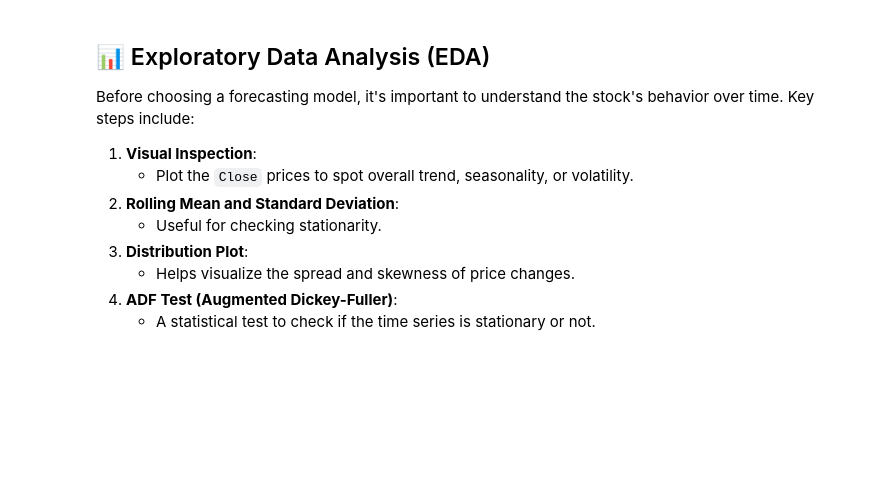
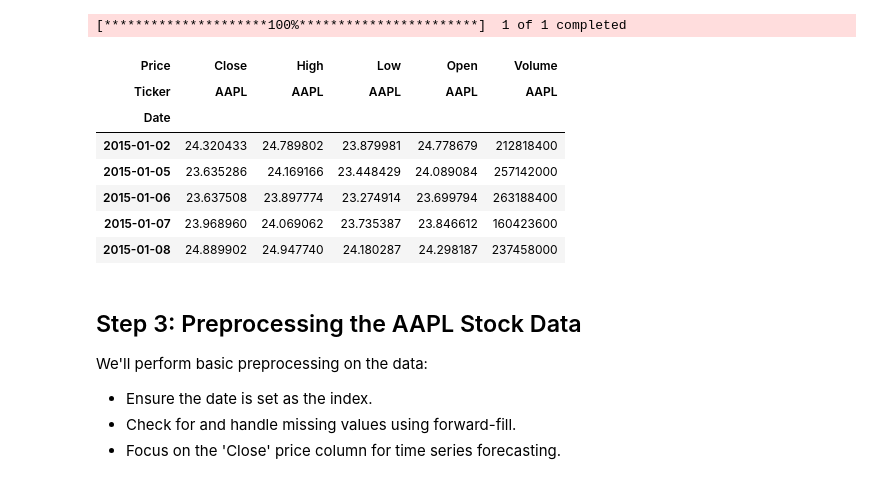
Before and after one commit to ridhwansalim/CODING-SAMURAI-INTERNSHIP-TASK, a Jupyter notebook: Level3/Project5_TimeSeries_Stocks/Apple_TimeSeries.ipynb, the cells around one changed output. Saved outputs shown, nothing was run; the diff lists cells and outputs as text; code cells hidden in the pictures; blank space fills up the shorter version.

```diff
--- a/Level3/Project5_TimeSeries_Stocks/Apple_TimeSeries.ipynb
+++ b/Level3/Project5_TimeSeries_Stocks/Apple_TimeSeries.ipynb
@@ -54,14 +27,29 @@ Date
+# %%
+import yfinance as yf
+
+# Define the ticker symbol
+ticker_symbol = 'AAPL'
+
+# Fetch the data from Yahoo Finance
+df = yf.download(ticker_symbol, start='2015-01-01', end='2025-04-08')
+
+# Display the first few rows of the dataframe
+df.head()
+# %% [output]
+[*********************100%***********************]  1 of 1 completed
+| Price | Close | High | Low | Open | Volume |
+| Ticker | AAPL | AAPL | AAPL | AAPL | AAPL |
+| Date |  |  |  |  |  |
+| 2015-01-02 | 24.320433 | 24.789802 | 23.879981 | 24.778679 | 212818400 |
+| 2015-01-05 | 23.635286 | 24.169166 | 23.448429 | 24.089084 | 257142000 |
+| 2015-01-06 | 23.637508 | 23.897774 | 23.274914 | 23.699794 | 263188400 |
+| 2015-01-07 | 23.968960 | 24.069062 | 23.735387 | 23.846612 | 160423600 |
+| 2015-01-08 | 24.889902 | 24.947740 | 24.180287 | 24.298187 | 237458000 |
 # %% [markdown]
-## 📊 Exploratory Data Analysis (EDA)
+## Step 3: Preprocessing the AAPL Stock Data
 
-Before choosing a forecasting model, it's important to understand the stock's behavior over time. Key steps include:
-
-1. **Visual Inspection**:
-   - Plot the `Close` prices to spot overall trend, seasonality, or volatility.
-2. **Rolling Mean and Standard Deviation**:
-   - Useful for checking stationarity.
-3. **Distribution Plot**:
-   - Helps visualize the spread and skewness of price changes.
-4. **ADF Test (Augmented Dickey-Fuller)**:
-   - A statistical test to check if the time series is stationary or not.
+We'll perform basic preprocessing on the data:
+- Ensure the date is set as the index.
+- Check for and handle missing values using forward-fill.
+- Focus on the 'Close' price column for time series forecasting.
 # %%
```
Also changed, not shown: parts of 18 cells of this notebook.
